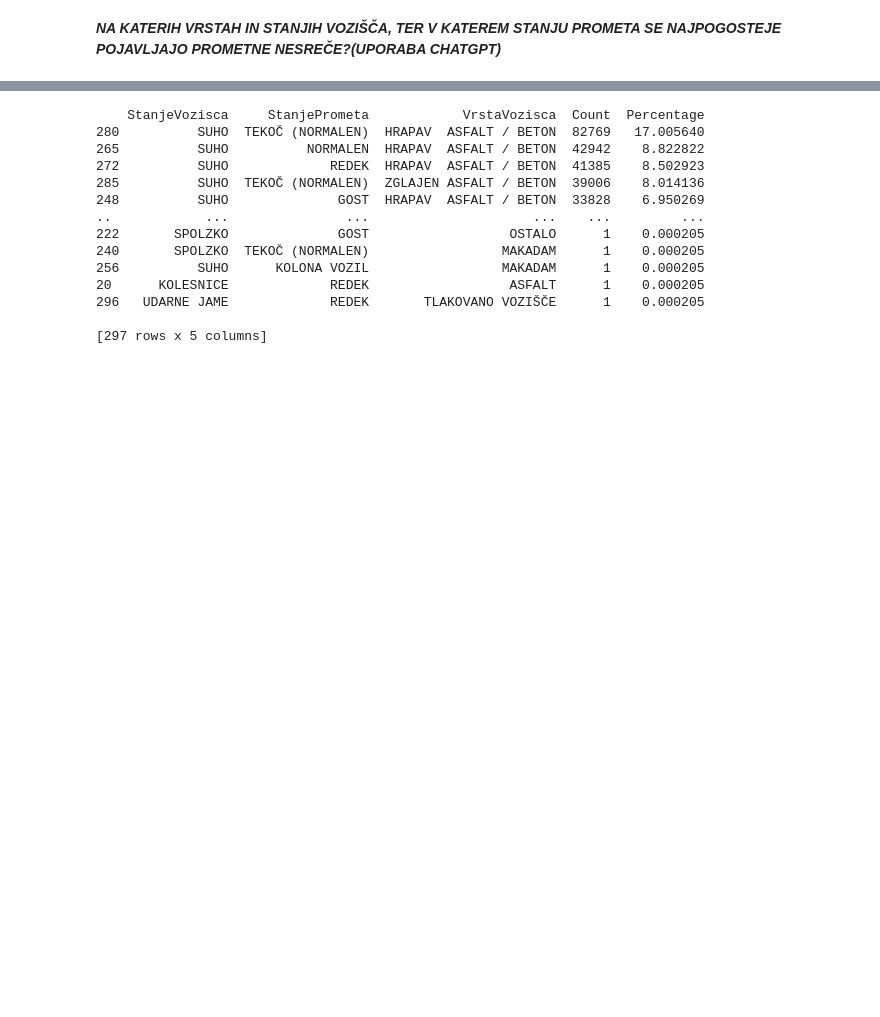
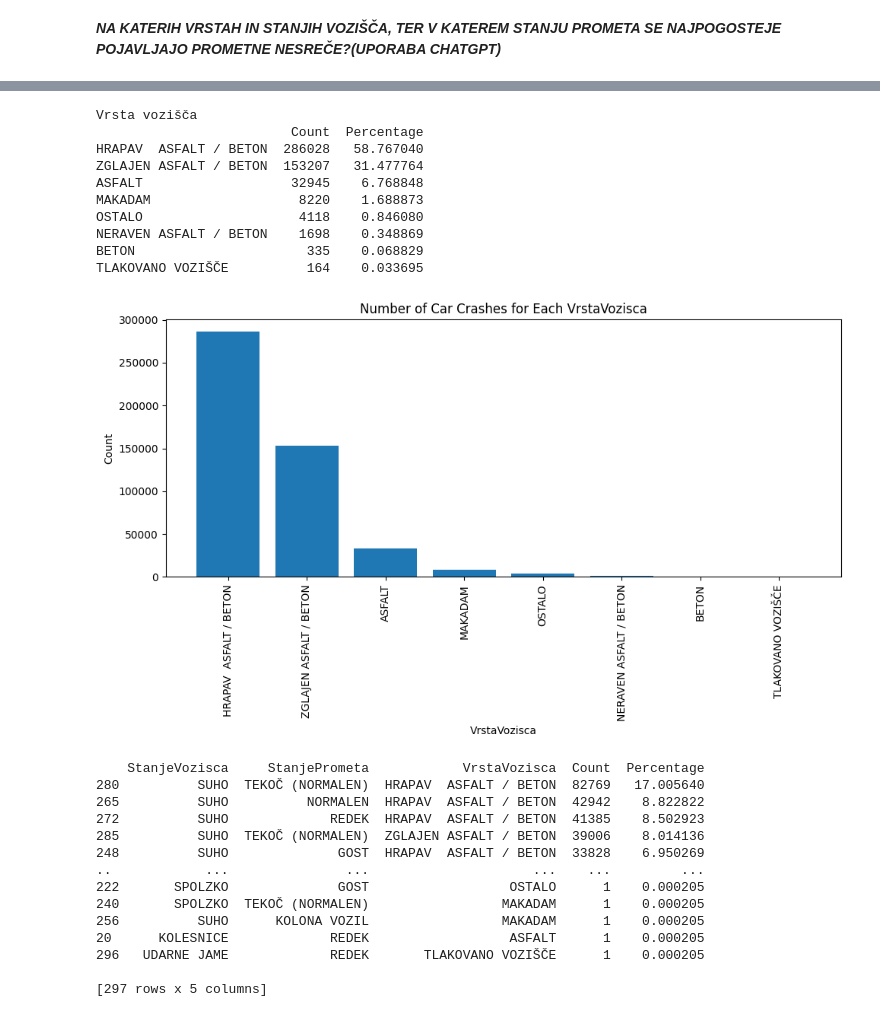
Before and after one commit to xp3rt4g/PR22TPTJAG, a Jupyter notebook: prometne.ipynb, the cells around one changed output, grey strips where cells are left out. Cells and saved outputs as stored; diff of their text form; code cells hidden in the pictures; blank space fills up the shorter version.

```diff
--- a/prometne.ipynb
+++ b/prometne.ipynb
@@ -551,3 +549,28 @@ TLAKOVANO VOZIŠČE          164    0.033695
+# %%
+print("\nVrsta vozišča")
+print(vrsta_vozisca_df)
+
+# Plotting the count of car crashes for VrstaVozisca
+plt.figure(figsize=(10, 6))
+plt.bar(vrsta_vozisca_df.index, vrsta_vozisca_df['Count'])
+plt.xlabel('VrstaVozisca')
+plt.ylabel('Count')
+plt.title('Number of Car Crashes for Each VrstaVozisca')
+plt.xticks(rotation='vertical')
+plt.tight_layout()
+plt.show()
+# %% [output]
+Vrsta vozišča
+                         Count  Percentage
+HRAPAV  ASFALT / BETON  286028   58.767040
+ZGLAJEN ASFALT / BETON  153207   31.477764
+ASFALT                   32945    6.768848
+MAKADAM                   8220    1.688873
+OSTALO                    4118    0.846080
+NERAVEN ASFALT / BETON    1698    0.348869
+BETON                      335    0.068829
+TLAKOVANO VOZIŠČE          164    0.033695
+[figure, added]
 # %%
 # Group the data by the fields "StanjeVozisca," "StanjePrometa," and "VrstaVozisca" and calculate count and percentage
 grouped_data = dataAll.groupby(
```
Also changed, not shown: parts of 21 cells of this notebook.
